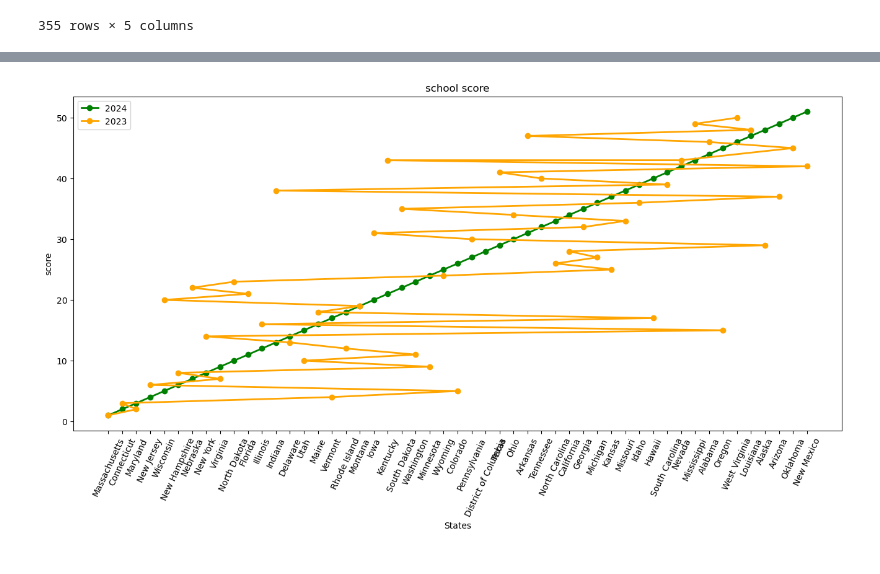
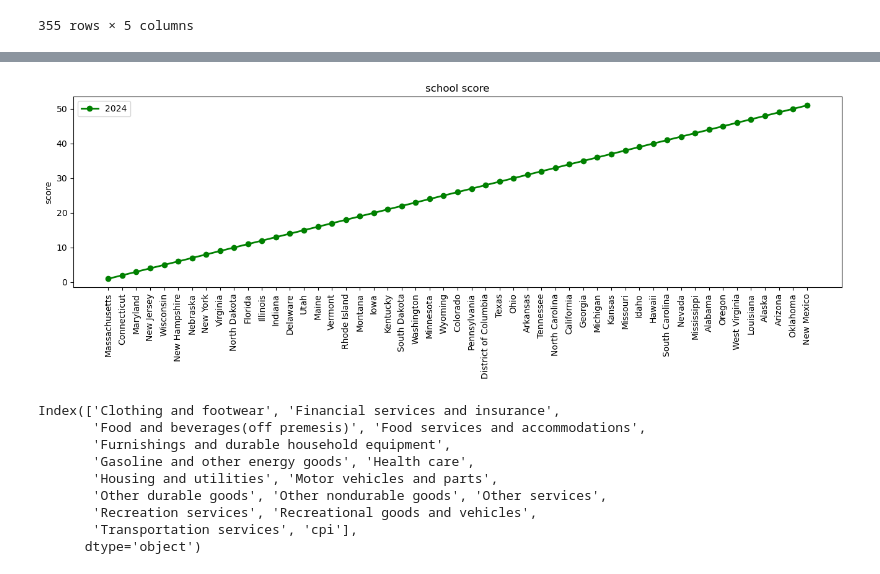
Before and after one commit to OBULI20/nss_capstone, a Jupyter notebook: notebook/Housing.ipynb, the cells around one changed output, grey strips where cells are left out. Saved outputs shown, nothing was run; the diff lists cells and outputs as text; code cells hidden in the pictures.

```diff
--- a/notebook/Housing.ipynb
+++ b/notebook/Housing.ipynb
@@ -409,16 +403,16 @@ Name: rank, dtype: int64
 # %%
-plt.figure(figsize=(16,7))
+plt.figure(figsize=(16,4))
 #plt.xlim(min(mortgage['Year'])-1 , max(mortgage['Year'])+1 )
 #plt.ylim(0, max(mortgage['Average 30-Year Rate'])+1)
-plt.plot(school[school['Year']==2024].name, school[school['Year']==2024]['rank'], color='green', marker='o', linestyle='-', linewidth=2, label='2024')
-plt.plot(school[school['Year']==2023].name, school[school['Year']==2023]['rank'], color='orange', marker='o', linestyle='-', linewidth=2, label='2023')
+plt.plot( school[school['Year']==2024].name,school[school['Year']==2024]['rank'], color='green', marker='o', linestyle='-', linewidth=2, label='2024')
+#plt.plot(school[school['Year']==2023].name, school[school['Year']==2023]['rank'], color='orange', marker='o', linestyle='-', linewidth=2, label='2023')
 #plt.plot(school[school['Year']==2022].name, school[school['Year']==2022]['rank'], color='blue', marker='o', linestyle='-', linewidth=2, label='2022')
 
 plt.title('school score')
-plt.xlabel('States')
+
 plt.ylabel('score')
 plt.legend( loc='upper left')
-plt.xticks(rotation=65)
+plt.xticks(rotation=90)
 plt.show()
 # %% [output]
-[figure, old version]
+[figure, new version]
@@ -424,0 +423,12 @@ plt.show()
+# %%
+product_servies.columns
+# %% [output]
+Index(['Clothing and footwear', 'Financial services and insurance',
+       'Food and beverages(off premesis)', 'Food services and accommodations',
+       'Furnishings and durable household equipment',
+       'Gasoline and other energy goods', 'Health care',
+       'Housing and utilities', 'Motor vehicles and parts',
+       'Other durable goods', 'Other nondurable goods', 'Other services',
+       'Recreation services', 'Recreational goods and vehicles',
+       'Transportation services', 'cpi'],
+      dtype='object')
```
Also changed, not shown: parts of 30 cells of this notebook, 5 other files.
